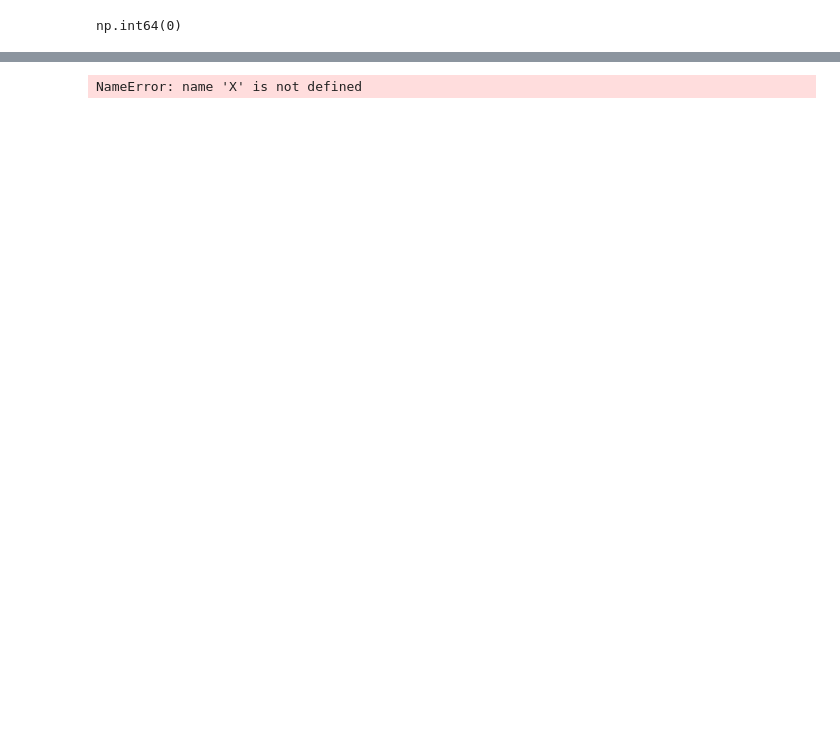
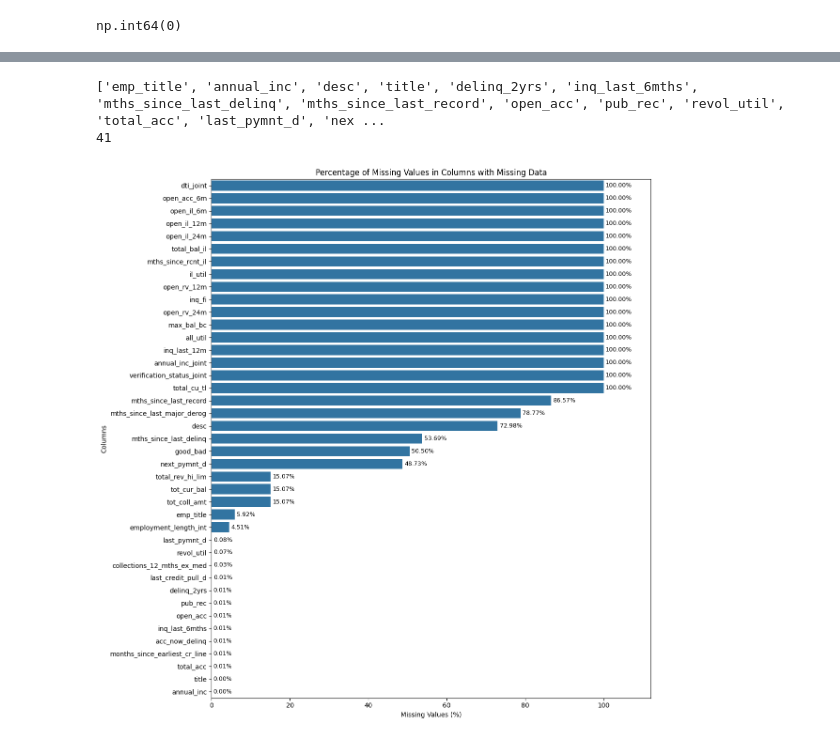
Before and after one commit to aminmirhaj/credit-risk-modeling, a Jupyter notebook: notebooks/00_initial_full_version.ipynb, the cells around one changed output, grey strips where cells are left out. Saved outputs shown, nothing was run; the diff lists cells and outputs as text; code cells hidden in the pictures; blank space fills up the shorter version.

Commit message:
Update 00_notebook 2th V and ignore raw dataset

```diff
--- a/notebooks/00_initial_full_version.ipynb
+++ b/notebooks/00_initial_full_version.ipynb
@@ -9,5 +12,5 @@ import pickle
 # %%
-df = pd.read_csv(r"C:\Users\MohammadAmin\Desktop\my D S\my Codes\loan_data_2007_2014.csv")
+df = pd.read_csv(r"C:\Users\MohammadAmin\Desktop\projects\credit-risk-modeling\data\raw\loan_data_2007_2014.csv")
 # %%
 df.shape
 # %% [output]
@@ -112,2 +83,0 @@ df.loc[
-# %%
-df['term_int'] = df['term'].str.replace(' months', '').astype(int)
@@ -169,0 +652,14 @@ grade_dummies.columns.tolist()
+# %%
+# Create a copy of the original DataFrame
+df_processed = df.copy()
+
+# Remove the original columns that have been replaced
+df_processed.drop(
+    columns=columns_to_drop,
+    inplace=True,
+    errors="ignore"
+)
+
+print("Original columns removed from df_processed.")
+print("Original df columns:", len(df.columns))
+print("Processed df columns:", len(df_processed.columns))
@@ -482,8 +691,48 @@ df['good_bad'] = df['loan_status'].map(status_mapping)
-# %%
-from sklearn.model_selection import train_test_split
-
-X_train, X_test, y_train, y_test = train_test_split(
-    X, y, test_size=0.25, random_state=42, stratify=y
-)
-# %% [output]
-NameError: name 'X' is not defined
+# %%
+columns_with_missing = df_processed.columns[df_processed.isnull().any()].tolist()
+
+print(columns_with_missing)
+print(len(columns_with_missing))
+# %% [output]
+['emp_title', 'annual_inc', 'desc', 'title', 'delinq_2yrs', 'inq_last_6mths', 'mths_since_last_delinq', 'mths_since_last_record', 'open_acc', 'pub_rec', 'revol_util', 'total_acc', 'last_pymnt_d', 'nex ...
+41
+# %%
+# Calculate missing values for each column
+null_summary = pd.DataFrame({
+    'Missing_Values': df_processed.isnull().sum(),
+    'Missing_Percentage': (df_processed.isnull().sum() / df_processed.shape[0]) * 100
+})
+
+# Sort columns by missing percentage (highest first)
+null_summary = null_summary.sort_values(
+    by='Missing_Percentage',
+    ascending=False
+)
+
+# plot:
+null_summary_nonzero = null_summary[
+    null_summary['Missing_Values'] > 0
+]
+
+plt.figure(figsize=(12, 12))
+
+ax = sns.barplot(
+    x=null_summary_nonzero['Missing_Percentage'],
+    y=null_summary_nonzero.index
+)
+
+ax.bar_label(
+    ax.containers[0],
+    fmt='%.2f%%',
+    padding=3,
+    fontsize=9
+)
+
+plt.title('Percentage of Missing Values in Columns with Missing Data')
+plt.xlabel('Missing Values (%)')
+plt.ylabel('Columns')
+plt.xlim(0, null_summary_nonzero['Missing_Percentage'].max() * 1.12)
+plt.tight_layout()
+plt.show()
+# %% [output]
+[figure, added]
```
Also changed, not shown: parts of 91 cells of this notebook, 1 other file.
